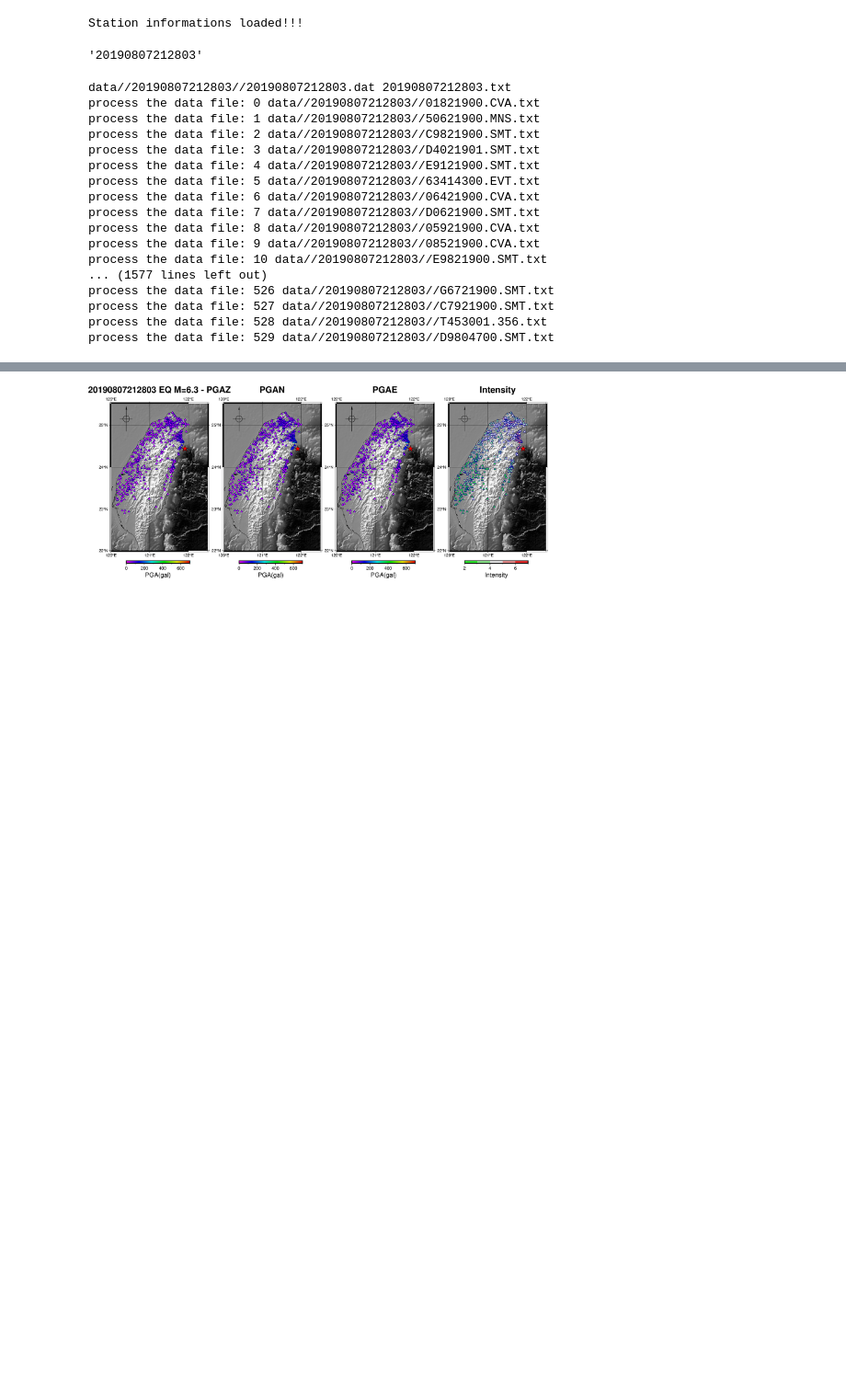
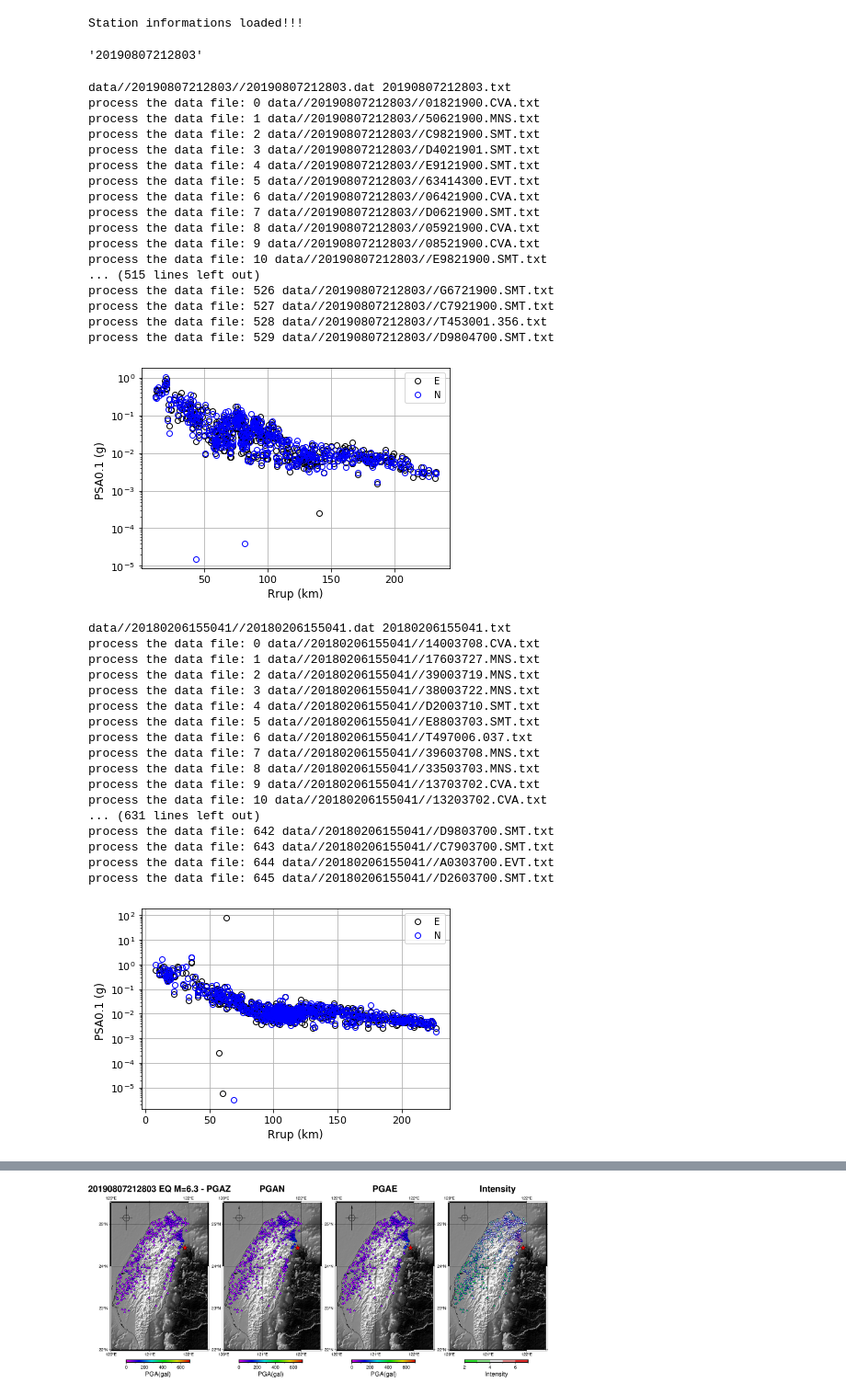
Before and after one commit to havinhlong1988/taiwan_gmpes, a Jupyter notebook: Produre_table_version_1.ipynb, the cells around one changed output, grey strips where cells are left out. Shown at 92% size. Drawn from its saved outputs; the diff is of its cells as text; code cells hidden in the pictures; blank space fills up the shorter version.

Commit message:
update the table

```diff
--- a/Produre_table_version_1.ipynb
+++ b/Produre_table_version_1.ipynb
@@ -134,24 +134,25 @@ f.close()
 print("Station informations loaded!!!")
 # %% [output]
 Station informations loaded!!!
-# %%
-import os
-dirs = os.listdir('data')
-dirs[0]
-# %% [output]
-'20190807212803'
+# %%
+import os
+dirs = os.listdir('data')
+dirs[0]
+# %% [output]
+'20190807212803'
 # %%
 # Read the acceleration report from the file and plot the result to map
 dirs = os.listdir('data')
 for i in range(len(dirs)):
-    dirc = dirs[0];
+    dirc = dirs[i];
     rpfile = "data//"+dirc+"//"+dirc+".dat"
     prefile = dirc+".txt"
+
     print(rpfile,prefile)
     adata = pd.read_csv(rpfile,
                         header=0,
                         delim_whitespace=True,
-                        names=['Name','Intensity','Val1','PGAZ','PGAN','PGAE','Dist','FileName','aItype','Timestamp','Val2'])
+                        names=['Name','Intensity','Dist','PGAZ','PGAN','PGAE','Val1','FileName','aItype','Timestamp','Val2'])
 # Tricky replace the value CV75
     adata['aItype'] = adata['aItype'].replace(['CV57'],'CVA');
 #
@@ -230,11 +231,11 @@ for i in range(len(dirs)):
             z1.append(0);
         else:
             for j,vsname in enumerate(vs30i.name):
-                if(table_pre_psa.Name[i] == vs30i.name[j]):
+                if(adata.Name[i] == vs30i.name[j]):
                     vs30s.append(vs30i.vs30[j])
                     z1.append(vs30i.z1[j])
-    vs30 = pd.DataFrame(vs30s,columns = ['Vs30']);vs30.reset_index(drop=True, inplace=True);
-    z1 = pd.DataFrame(z1,columns = ['z1.0']);z1.reset_index(drop=True, inplace=True);
+    vs30 = pd.DataFrame(vs30s,columns = ['Vs30']); vs30.reset_index(drop=True, inplace=True);
+    z1 = pd.DataFrame(z1,columns = ['z1.0']); z1.reset_index(drop=True, inplace=True);
 # --------------------------------------------------------------------------------
     dataout = pd.DataFrame(dataout);
 # dataer = pd.DataFrame(dataer); dataer = dataer.drop_duplicates(keep='first');
@@ -253,6 +254,7 @@ for i in range(len(dirs)):
     cols.insert(10, cols.pop(cols.index('z1.0')))
 
     table_pre_psa = table_pre_psa.loc[:, cols]
+    table_pre_psa.reset_index(drop=True, inplace=True);
 #
     table_pre_psa.to_csv(prefile,sep='\t',header= False,index=False,line_terminator='\n')
 
@@ -278,7 +280,7 @@ for i in range(len(dirs)):
 #
     psa_post = pd.concat([psa_poste,psa_postn,psa_postz],axis=1);
     psa=[];
-    for i in range(len(table_pre_psa)):
+    for i in range(len(adata)):
 #     print(i,table_pre_psa.FileName[i]+".txt")
         filename = "data//"+dirc+"//"+table_pre_psa.FileName[i]+".txt"
         print("process the data file:",i,filename)
@@ -305,31 +307,82 @@ for i in range(len(dirs)):
         ddfn = pd.DataFrame(np.fliplr(dfn),columns=text1n);
         ddfe = pd.DataFrame(np.fliplr(dfe),columns=text1e)
         psa = pd.concat([ddfe,ddfn,ddfz],axis=1)
 #
         psa_post=pd.concat([psa_post,psa]);
 
     psa_post = psa_post.iloc[1: , :]; # Remove the 1st row
     table_pre_psa.reset_index(drop=True, inplace=True); # Reset the index before concat
     psa_post.reset_index(drop=True, inplace=True); # Reset the index before concat
     table_post_psa = pd.concat([table_pre_psa,psa_post],axis=1);
 # np.shape(table_post_psa)
     table_post_psa.to_csv(dirc+'_psa.csv',sep='\t',header= False,index=False,line_terminator='\n')
     table_post_psa.to_excel(dirc+"_psa.xlsx",sheet_name='Sheet_name_1')
+
+### -------------------- Plot the figure ----------------------------------
+    fig,ax = plt.subplots(1,1,figsize=(6,4),frameon=True)
+    plt.xlabel('Rrup (km)',fontsize=12)
+    plt.ylabel('PSA0.1 (g) ',fontsize=12)
+    plt.tick_params('x',labelsize=11)
+    plt.tick_params('y',labelsize=11)
+
+    ax.semilogy(table_post_psa['Dist'],
+            table_post_psa['Te=0.1']/981,
+            'o',
+            color="black",
+            markerfacecolor='none',
+            lw=0.5,
+            label="E"
+           )
+    ax.semilogy(table_post_psa['Dist'],
+            table_post_psa['Tn=0.1']/981,
+            'o',
+            color="blue",
+            markerfacecolor='none',
+            lw=0.5,
+            label="N"
+           )
+#
+    ax.grid(True)
+    ax.legend()
+    fname = dirc+"_0.1.png"
+    plt.savefig(fname)
+    plt.show()
+# Clear the value for the next loop
+    del table_post_psa, table_pre_psa, adata, sdata
 # %% [output]
 data//20190807212803//20190807212803.dat 20190807212803.txt
 process the data file: 0 data//20190807212803//01821900.CVA.txt
 process the data file: 1 data//20190807212803//50621900.MNS.txt
 process the data file: 2 data//20190807212803//C9821900.SMT.txt
 process the data file: 3 data//20190807212803//D4021901.SMT.txt
 process the data file: 4 data//20190807212803//E9121900.SMT.txt
 process the data file: 5 data//20190807212803//63414300.EVT.txt
 process the data file: 6 data//20190807212803//06421900.CVA.txt
 process the data file: 7 data//20190807212803//D0621900.SMT.txt
 process the data file: 8 data//20190807212803//05921900.CVA.txt
 process the data file: 9 data//20190807212803//08521900.CVA.txt
 process the data file: 10 data//20190807212803//E9821900.SMT.txt
-... (1577 lines left out)
+... (515 lines left out)
 process the data file: 526 data//20190807212803//G6721900.SMT.txt
 process the data file: 527 data//20190807212803//C7921900.SMT.txt
 process the data file: 528 data//20190807212803//T453001.356.txt
 process the data file: 529 data//20190807212803//D9804700.SMT.txt
+[figure, added]
+data//20180206155041//20180206155041.dat 20180206155041.txt
+process the data file: 0 data//20180206155041//14003708.CVA.txt
+process the data file: 1 data//20180206155041//17603727.MNS.txt
+process the data file: 2 data//20180206155041//39003719.MNS.txt
+process the data file: 3 data//20180206155041//38003722.MNS.txt
+process the data file: 4 data//20180206155041//D2003710.SMT.txt
+process the data file: 5 data//20180206155041//E8803703.SMT.txt
+process the data file: 6 data//20180206155041//T497006.037.txt
+process the data file: 7 data//20180206155041//39603708.MNS.txt
+process the data file: 8 data//20180206155041//33503703.MNS.txt
+process the data file: 9 data//20180206155041//13703702.CVA.txt
+process the data file: 10 data//20180206155041//13203702.CVA.txt
+... (631 lines left out)
+process the data file: 642 data//20180206155041//D9803700.SMT.txt
+process the data file: 643 data//20180206155041//C7903700.SMT.txt
+process the data file: 644 data//20180206155041//A0303700.EVT.txt
+process the data file: 645 data//20180206155041//D2603700.SMT.txt
+[figure, added]
```
Also changed, not shown: parts of 9 cells of this notebook, 16 other files.
